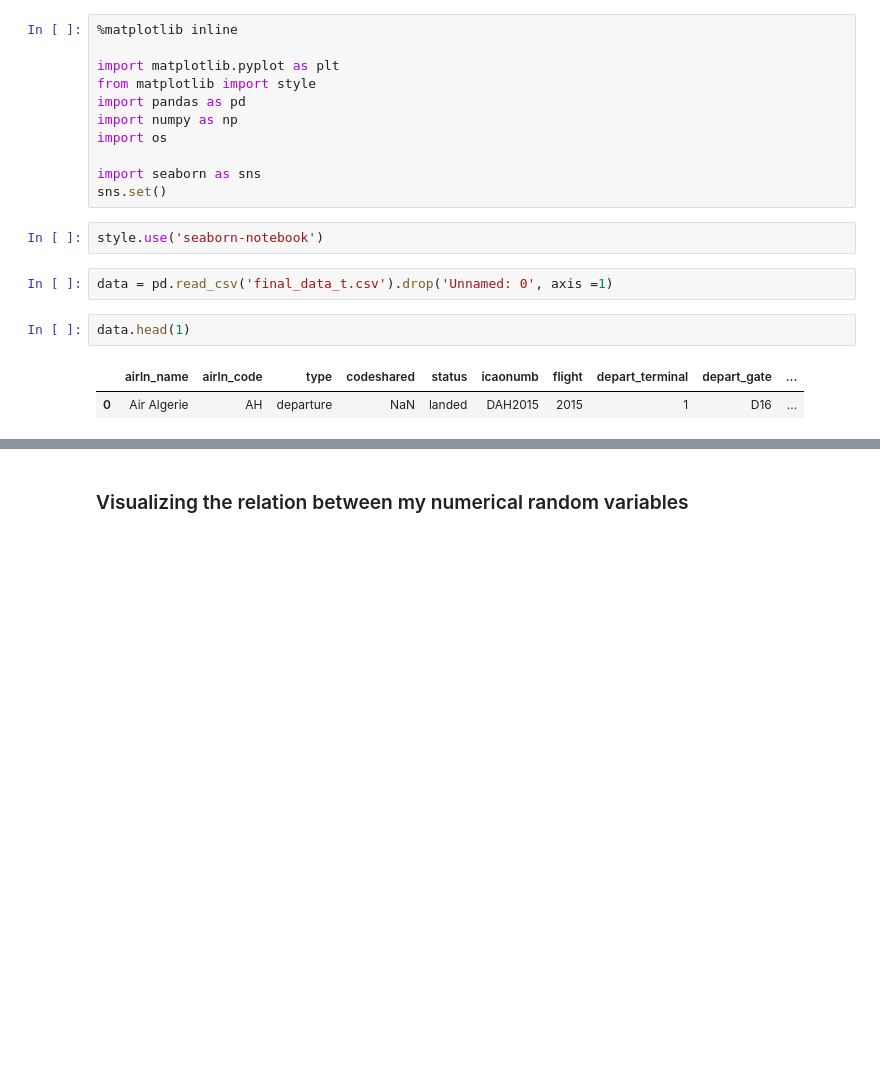
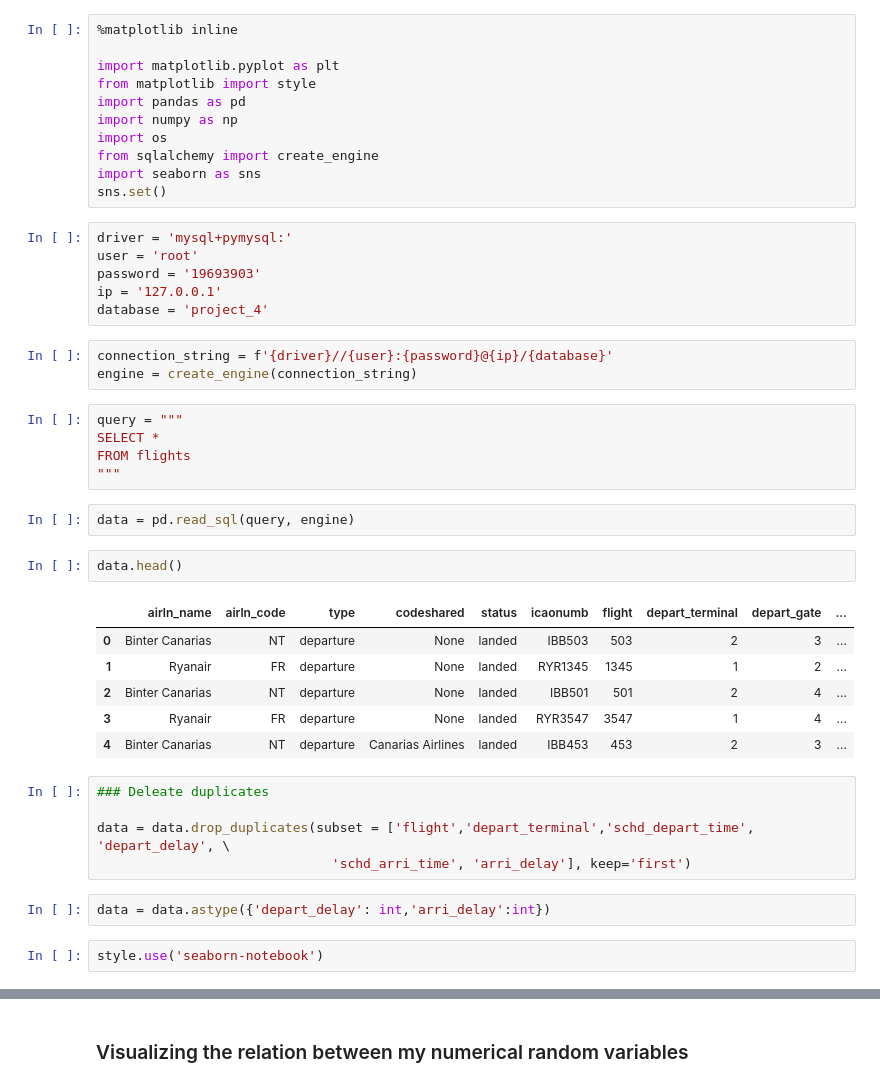
Before and after one commit to albertoabreu91/Airplanes_delay_project, a Jupyter notebook: your-project/data_visual.ipynb, the cells around one changed output, grey strips where cells are left out. Drawn from its saved outputs; the diff is of its cells as text; blank space fills up the shorter version.

```diff
--- a/your-project/data_visual.ipynb
+++ b/your-project/data_visual.ipynb
@@ -6,15 +27,40 @@ from matplotlib import style
 import pandas as pd
 import numpy as np
 import os
-
+from sqlalchemy import create_engine
 import seaborn as sns
 sns.set()
+# %%
+driver = 'mysql+pymysql:'
+user = 'root'
+password = '19693903'
+ip = '127.0.0.1'
+database = 'project_4'
+# %%
+connection_string = f'{driver}//{user}:{password}@{ip}/{database}'
+engine = create_engine(connection_string)
+# %%
+query = """
+SELECT *
+FROM flights
+"""
+# %%
+data = pd.read_sql(query, engine)
+# %%
+data.head()
+# %% [output]
+|  | airln_name | airln_code | type | codeshared | status | icaonumb | flight | depart_terminal | depart_gate | ... |
+| 0 | Binter Canarias | NT | departure | None | landed | IBB503 | 503 | 2 | 3 | ... |
+| 1 | Ryanair | FR | departure | None | landed | RYR1345 | 1345 | 1 | 2 | ... |
+| 2 | Binter Canarias | NT | departure | None | landed | IBB501 | 501 | 2 | 4 | ... |
+| 3 | Ryanair | FR | departure | None | landed | RYR3547 | 3547 | 1 | 4 | ... |
+| 4 | Binter Canarias | NT | departure | Canarias Airlines | landed | IBB453 | 453 | 2 | 3 | ... |
+# %%
+### Deleate duplicates
+
+data = data.drop_duplicates(subset = ['flight','depart_terminal','schd_depart_time', 'depart_delay', \
+                              'schd_arri_time', 'arri_delay'], keep='first')
+# %%
+data = data.astype({'depart_delay': int,'arri_delay':int})
 # %%
 style.use('seaborn-notebook')
-# %%
-data = pd.read_csv('final_data_t.csv').drop('Unnamed: 0', axis =1)
-# %%
-data.head(1)
-# %% [output]
-|  | airln_name | airln_code | type | codeshared | status | icaonumb | flight | depart_terminal | depart_gate | ... |
-| 0 | Air Algerie | AH | departure | NaN | landed | DAH2015 | 2015 | 1 | D16 | ... |
```
Also changed, not shown: parts of 9 cells of this notebook.
